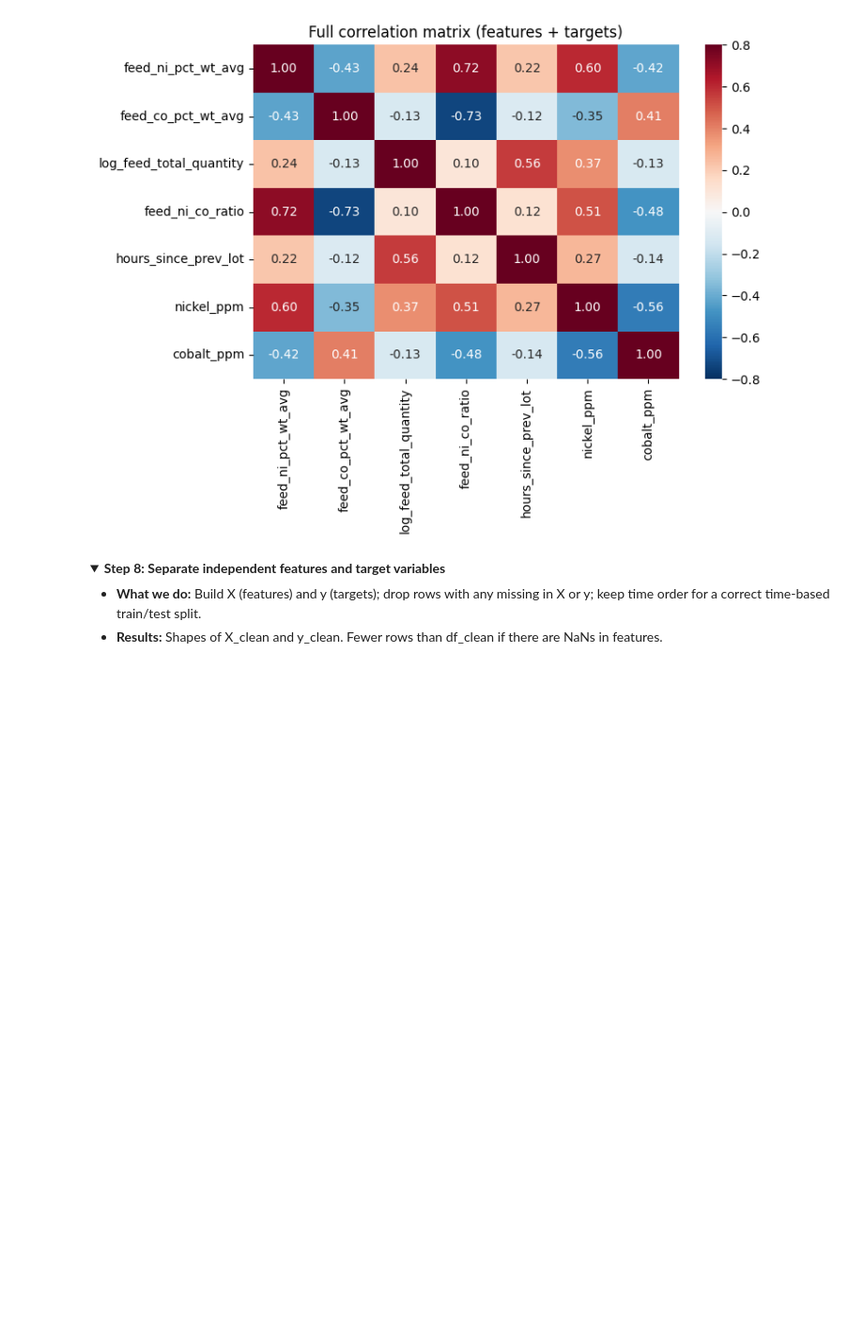
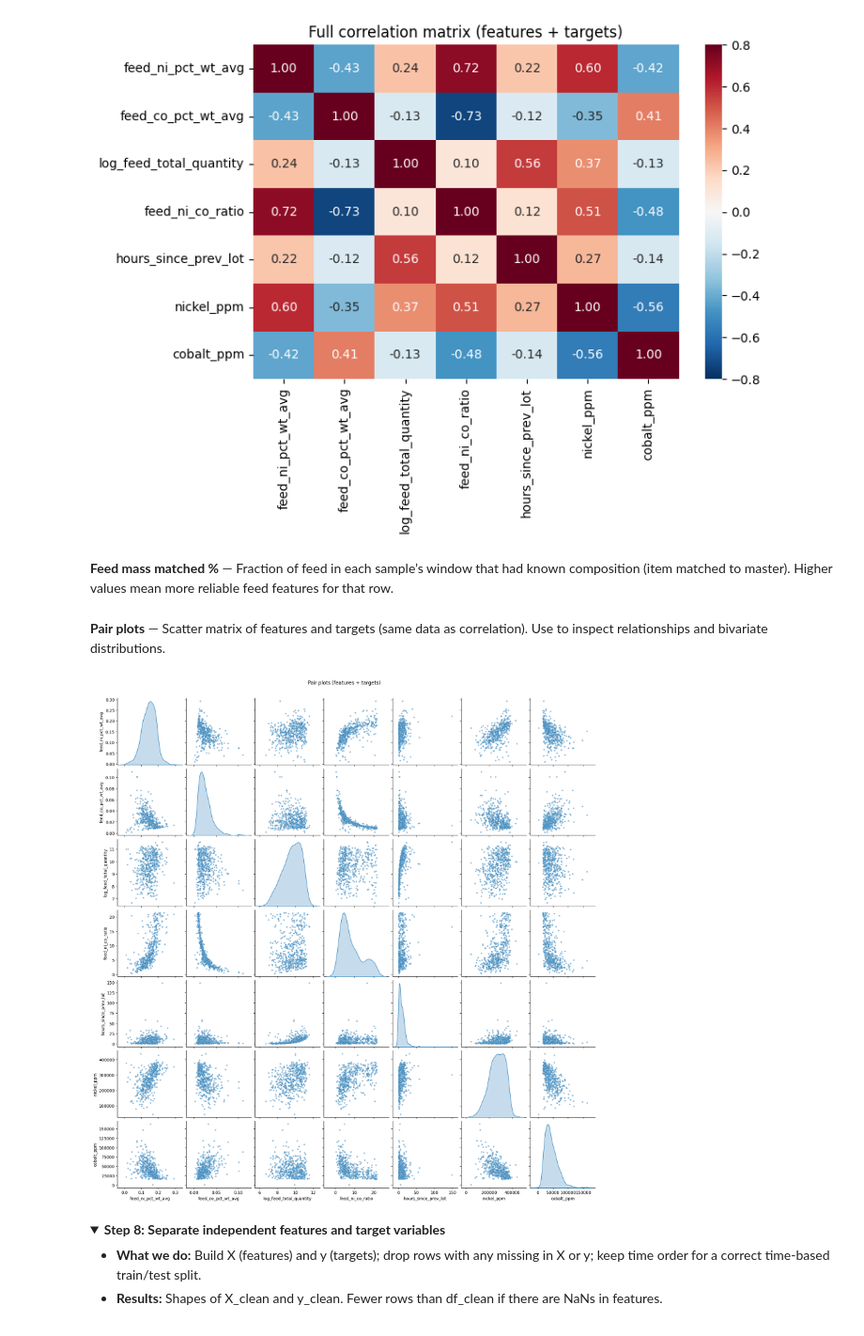
Before and after one commit to chandratejakommineni/supertool_regression, a Jupyter notebook: notebooks/cmc_ni_co_full_pipeline.ipynb, the cells around one changed output. Shown at 94% size. Saved outputs shown, nothing was run; the diff lists cells and outputs as text; code cells hidden in the pictures; folded sections open; blank space fills up the shorter version.

```diff
--- a/notebooks/cmc_ni_co_full_pipeline.ipynb
+++ b/notebooks/cmc_ni_co_full_pipeline.ipynb
@@ -428,3 +536,5 @@ Correlation of features with targets:
 | hours_since_prev_lot | 0.269 | -0.135 |
 [figure]
 [figure]
+# %% [markdown]
+**Feed mass matched %** — Fraction of feed in each sample’s window that had known composition (item matched to master). Higher values mean more reliable feed features for that row.
@@ -431,3 +564,16 @@ Correlation of features with targets:
+# %% [markdown]
+**Pair plots** — Scatter matrix of features and targets (same data as correlation). Use to inspect relationships and bivariate distributions.
+# %%
+# Pair plots: features + targets (sample if large for speed)
+pair_cols = [c for c in (num_cols + TARGETS) if c in data_corr.columns]
+pair_df = data_corr[pair_cols].dropna()
+if len(pair_df) > 500:
+    pair_df = pair_df.sample(500, random_state=RANDOM_STATE)
+sns.pairplot(pair_df, diag_kind='kde', plot_kws={'alpha': 0.5, 's': 15})
+plt.suptitle('Pair plots (features + targets)', y=1.02)
+plt.show()
+# %% [output]
+[figure, added]
 # %% [markdown]
 <details>
 <summary><strong>Step 8: Separate independent features and target variables</strong></summary>
```
Also changed, not shown: parts of 17 cells of this notebook, 3 other files.
